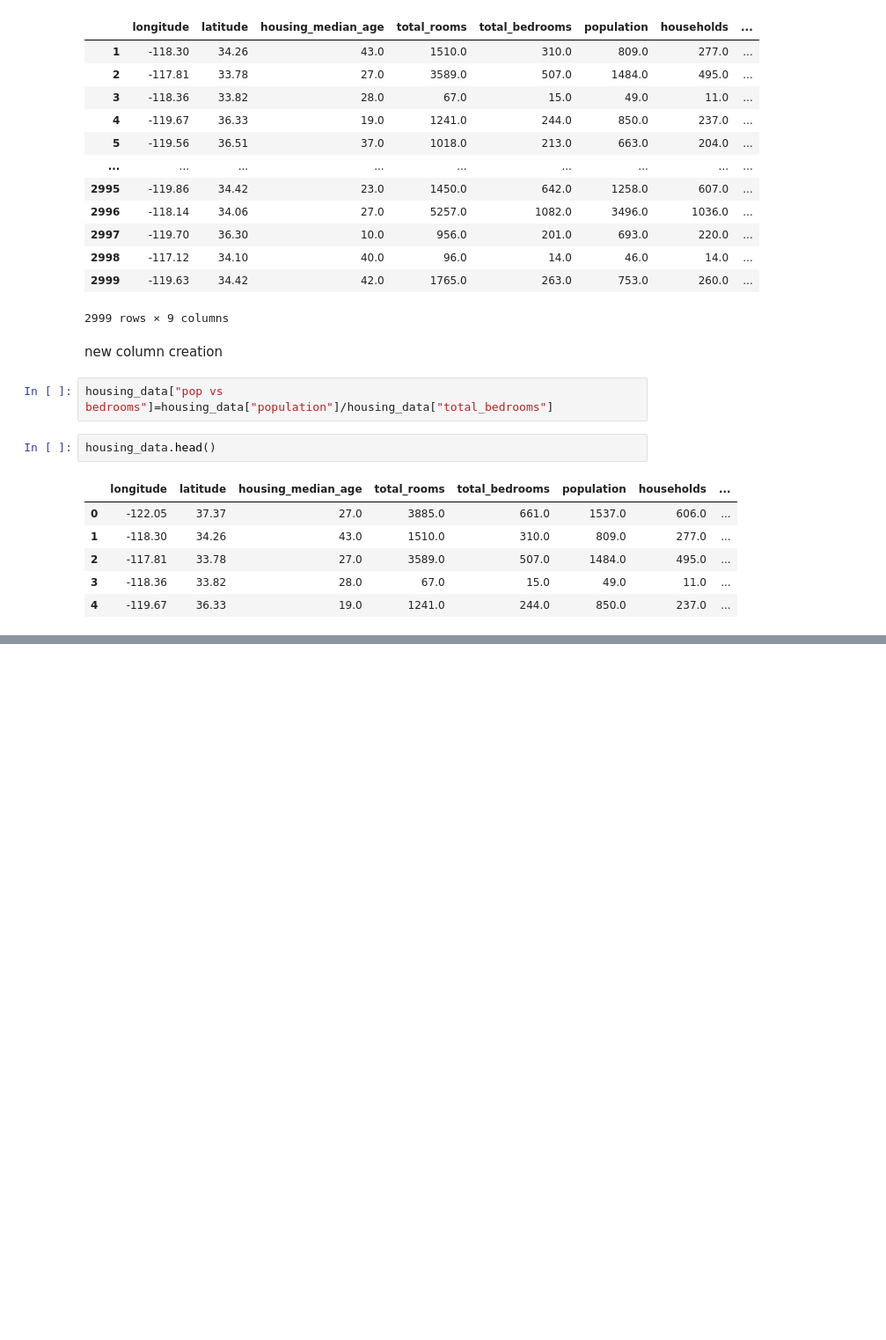
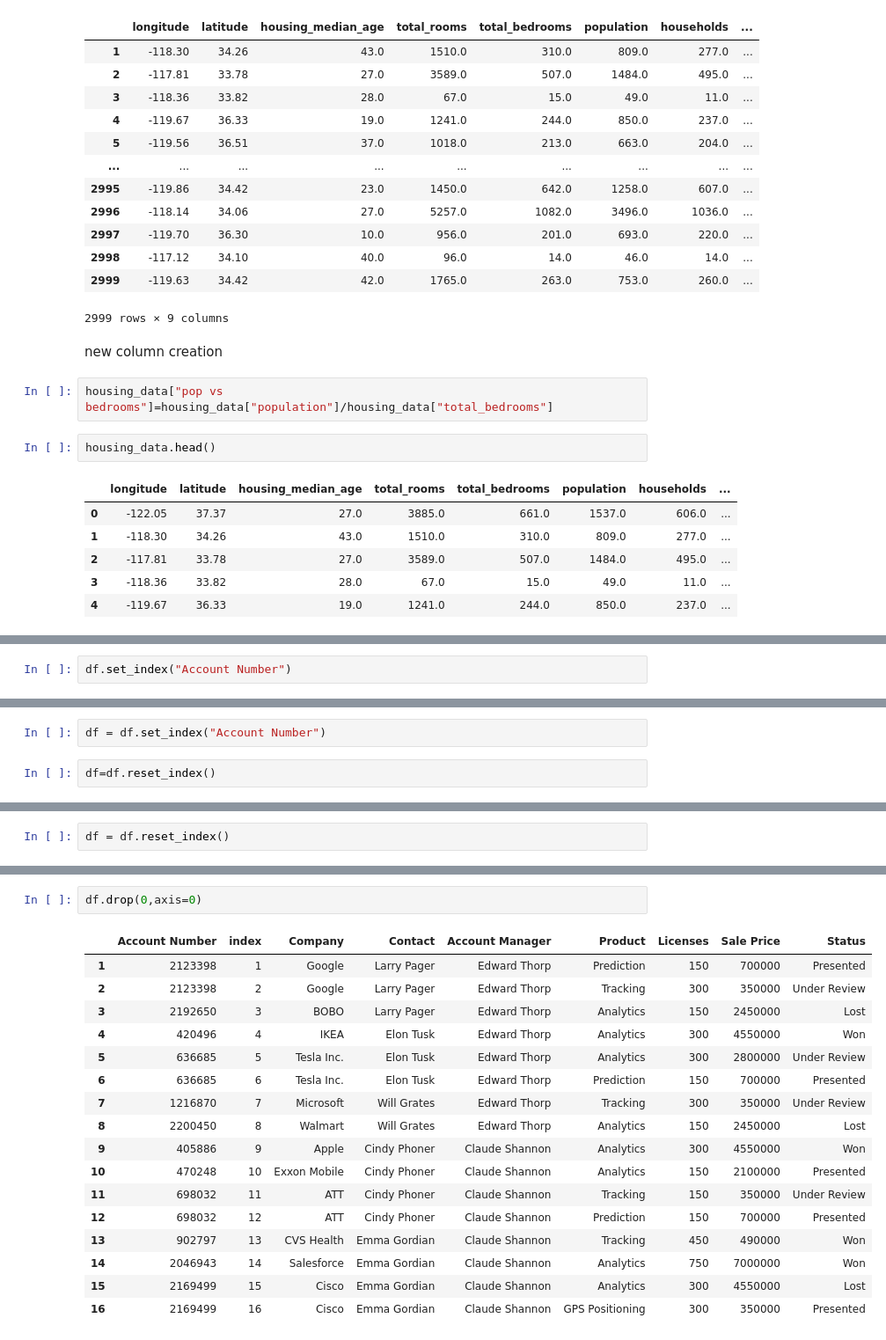
Before and after one commit to saisasi-choda/ML, a Jupyter notebook: pandas.ipynb, the cells around one changed output, grey strips where cells are left out. Shown at 88% size. Saved outputs shown, nothing was run; the diff lists cells and outputs as text; blank space fills up the shorter version.

```diff
--- a/pandas.ipynb
+++ b/pandas.ipynb
@@ -269,0 +213,2 @@ housing_data.head()
+# %%
+df.set_index("Account Number")
@@ -269,0 +244,4 @@ housing_data.head()
+# %%
+df = df.set_index("Account Number")
+# %%
+df=df.reset_index()
@@ -269,0 +280,2 @@ housing_data.head()
+# %%
+df = df.reset_index()
@@ -269,0 +291,20 @@ housing_data.head()
+# %%
+df.drop(0,axis=0)
+# %% [output]
+|  | Account Number | index | Company | Contact | Account Manager | Product | Licenses | Sale Price | Status |
+| 1 | 2123398 | 1 | Google | Larry Pager | Edward Thorp | Prediction | 150 | 700000 | Presented |
+| 2 | 2123398 | 2 | Google | Larry Pager | Edward Thorp | Tracking | 300 | 350000 | Under Review |
+| 3 | 2192650 | 3 | BOBO | Larry Pager | Edward Thorp | Analytics | 150 | 2450000 | Lost |
+| 4 | 420496 | 4 | IKEA | Elon Tusk | Edward Thorp | Analytics | 300 | 4550000 | Won |
+| 5 | 636685 | 5 | Tesla Inc. | Elon Tusk | Edward Thorp | Analytics | 300 | 2800000 | Under Review |
+| 6 | 636685 | 6 | Tesla Inc. | Elon Tusk | Edward Thorp | Prediction | 150 | 700000 | Presented |
+| 7 | 1216870 | 7 | Microsoft | Will Grates | Edward Thorp | Tracking | 300 | 350000 | Under Review |
+| 8 | 2200450 | 8 | Walmart | Will Grates | Edward Thorp | Analytics | 150 | 2450000 | Lost |
+| 9 | 405886 | 9 | Apple | Cindy Phoner | Claude Shannon | Analytics | 300 | 4550000 | Won |
+| 10 | 470248 | 10 | Exxon Mobile | Cindy Phoner | Claude Shannon | Analytics | 150 | 2100000 | Presented |
+| 11 | 698032 | 11 | ATT | Cindy Phoner | Claude Shannon | Tracking | 150 | 350000 | Under Review |
+| 12 | 698032 | 12 | ATT | Cindy Phoner | Claude Shannon | Prediction | 150 | 700000 | Presented |
+| 13 | 902797 | 13 | CVS Health | Emma Gordian | Claude Shannon | Tracking | 450 | 490000 | Won |
+| 14 | 2046943 | 14 | Salesforce | Emma Gordian | Claude Shannon | Analytics | 750 | 7000000 | Won |
+| 15 | 2169499 | 15 | Cisco | Emma Gordian | Claude Shannon | Analytics | 300 | 4550000 | Lost |
+| 16 | 2169499 | 16 | Cisco | Emma Gordian | Claude Shannon | GPS Positioning | 300 | 350000 | Presented |
```
Also changed, not shown: parts of 36 cells of this notebook.
